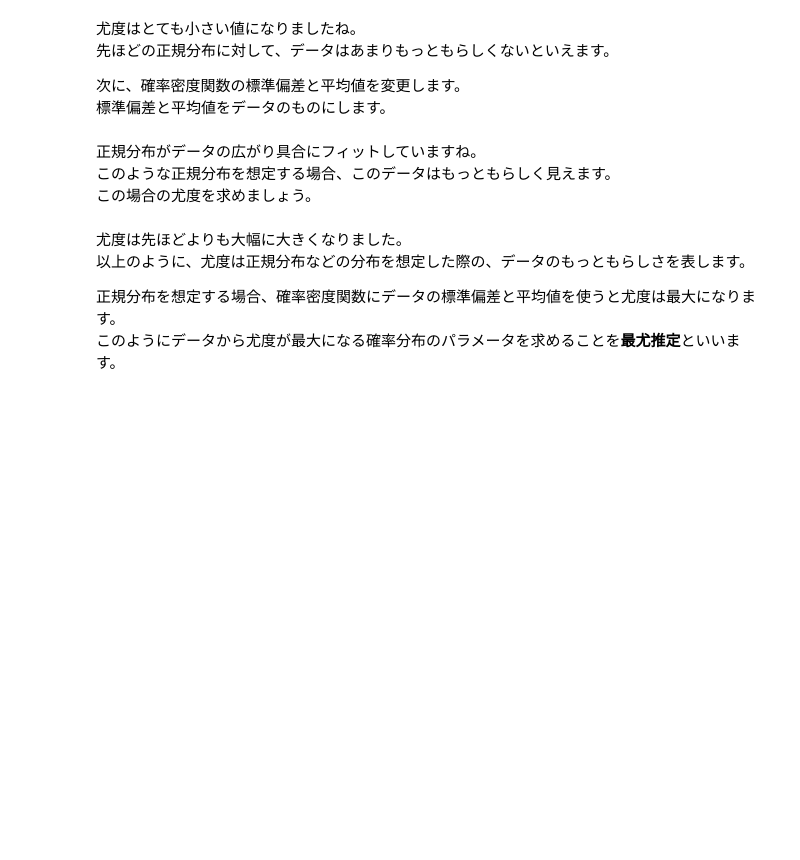
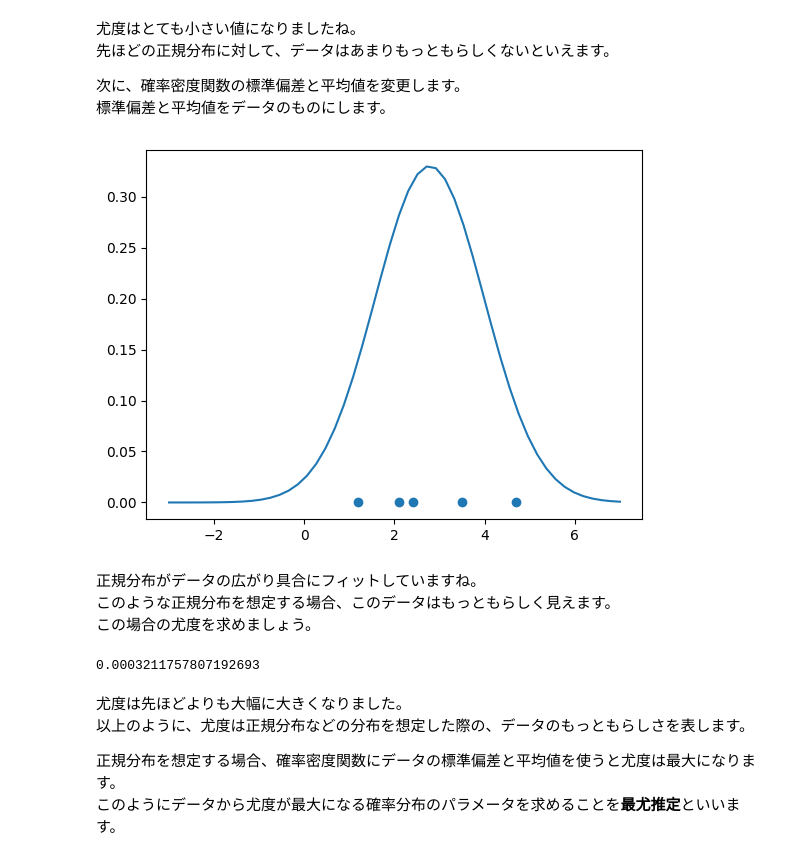
Before and after one commit to yuukimotai/UsedApart_PricePred, a Jupyter notebook: math_for_ai/Section_7/likelihood_lesson.ipynb, the cells around one changed output. Saved outputs shown, nothing was run; the diff lists cells and outputs as text; code cells hidden in the pictures; blank space fills up the shorter version.

```diff
--- a/math_for_ai/Section_7/likelihood_lesson.ipynb
+++ b/math_for_ai/Section_7/likelihood_lesson.ipynb
@@ -77,22 +81,24 @@ print()  # 総乗により尤度を計算
 # %%
 import numpy as np
 import matplotlib.pyplot as plt
 
 x_data = np.array([2.4, 1.2, 3.5, 2.1, 4.7])
 y_data = np.zeros(5)
 
-sigma = np.std()   # 標準偏差をデータのものに
-mu = np.average()  # 平均値をデータのものに
+sigma = np.std(x_data)   # 標準偏差をデータのものに
+mu = np.average(x_data)  # 平均値をデータのものに
 
 def pdf(x):
     return 1/(sigma*np.sqrt(2*np.pi))*np.exp(-(x-mu)**2 / (2*sigma**2))  # 確率密度関数
 
 x_pdf = np.linspace(-3, 7)
 y_pdf = pdf(x_pdf)
 
 plt.scatter(x_data, y_data)
 plt.plot(x_pdf, y_pdf)
 plt.show()
+# %% [output]
+[figure, added]
 # %% [markdown]
 正規分布がデータの広がり具合にフィットしていますね。
 このような正規分布を想定する場合、このデータはもっともらしく見えます。
@@ -109,7 +115,9 @@ def pdf(x):
     return 1/(sigma*np.sqrt(2*np.pi))*np.exp(-(x-mu)**2 / (2*sigma**2))  # 確率密度関数
 
 p = pdf(x_data)    # 確率
-print()  # 総乗により尤度を計算
+print(np.prod(p))  # 総乗により尤度を計算
+# %% [output]
+0.0003211757807192693
 # %% [markdown]
 尤度は先ほどよりも大幅に大きくなりました。
 以上のように、尤度は正規分布などの分布を想定した際の、データのもっともらしさを表します。
```
Also changed, not shown: parts of 3 cells of this notebook, 9 other files.
